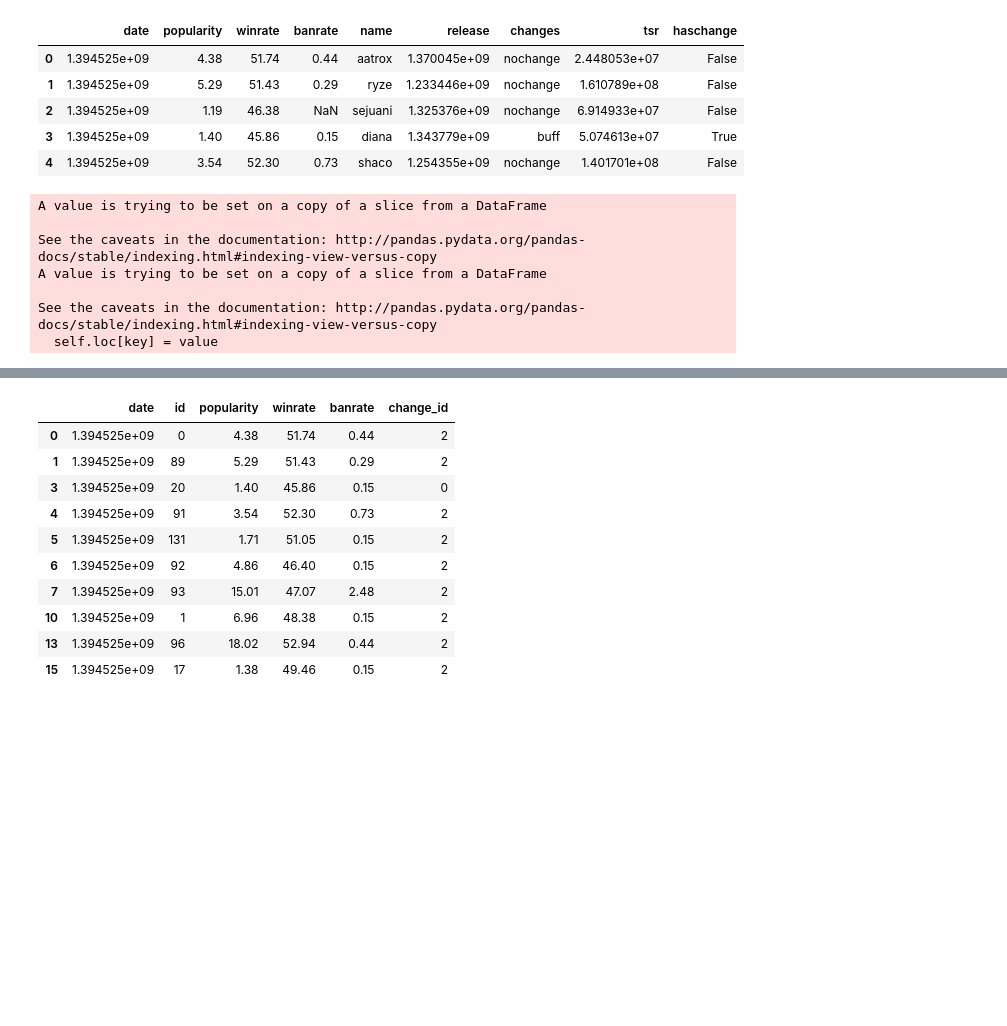
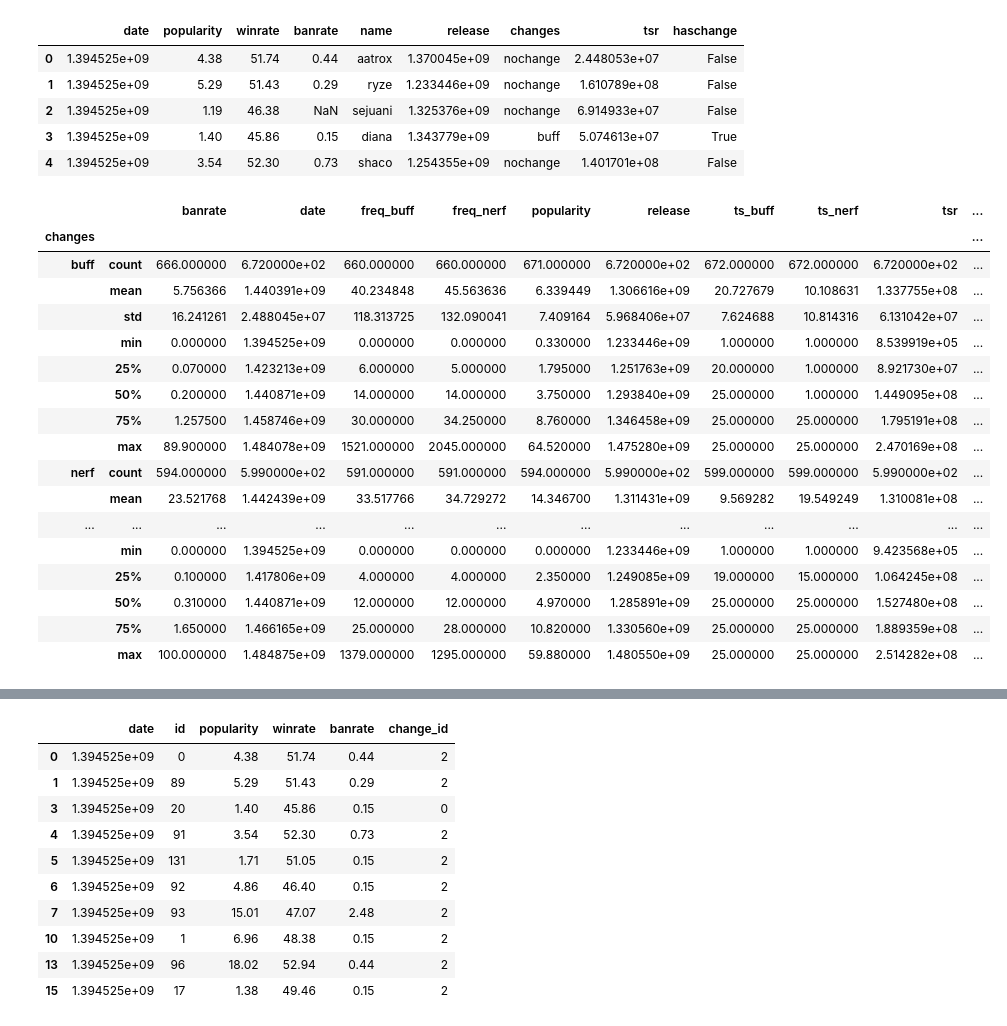
Before and after one commit to joseph-jnl/insight, a Jupyter notebook: lol_model_diamondonly.ipynb, the cells around one changed output, grey strips where cells are left out. Cells and saved outputs as stored; diff of their text form; code cells hidden in the pictures; blank space fills up the shorter version.

```diff
--- a/lol_model_diamondonly.ipynb
+++ b/lol_model_diamondonly.ipynb
@@ -93,13 +74,0 @@ for champ in df_initial['name'].unique():
-# %%
-# velocity
-
-for index, row in df.iterrows():
-    df.iloc[index]['vpop'] = (df.iloc[index]['popularity'] - df.iloc[index-1]['popularity'])/(df.iloc[index]['date']-df.iloc[index-1]['date'])
-# %% [output]
-A value is trying to be set on a copy of a slice from a DataFrame
-
-See the caveats in the documentation: http://pandas.pydata.org/pandas-docs/stable/indexing.html#indexing-view-versus-copy
-A value is trying to be set on a copy of a slice from a DataFrame
-
-See the caveats in the documentation: http://pandas.pydata.org/pandas-docs/stable/indexing.html#indexing-view-versus-copy
-  self.loc[key] = value
@@ -106,2 +105,23 @@ See the caveats in the documentation: http://pandas.pydata.org/pandas-docs/stabl
+# %%
+df2.groupby('changes').describe()
+# %% [output]
+|  |  | banrate | date | freq_buff | freq_nerf | popularity | release | ts_buff | ts_nerf | tsr | ... |
+| changes |  |  |  |  |  |  |  |  |  |  | ... |
+| buff | count | 666.000000 | 6.720000e+02 | 660.000000 | 660.000000 | 671.000000 | 6.720000e+02 | 672.000000 | 672.000000 | 6.720000e+02 | ... |
+|  | mean | 5.756366 | 1.440391e+09 | 40.234848 | 45.563636 | 6.339449 | 1.306616e+09 | 20.727679 | 10.108631 | 1.337755e+08 | ... |
+|  | std | 16.241261 | 2.488045e+07 | 118.313725 | 132.090041 | 7.409164 | 5.968406e+07 | 7.624688 | 10.814316 | 6.131042e+07 | ... |
+|  | min | 0.000000 | 1.394525e+09 | 0.000000 | 0.000000 | 0.330000 | 1.233446e+09 | 1.000000 | 1.000000 | 8.539919e+05 | ... |
+|  | 25% | 0.070000 | 1.423213e+09 | 6.000000 | 5.000000 | 1.795000 | 1.251763e+09 | 20.000000 | 1.000000 | 8.921730e+07 | ... |
+|  | 50% | 0.200000 | 1.440871e+09 | 14.000000 | 14.000000 | 3.750000 | 1.293840e+09 | 25.000000 | 1.000000 | 1.449095e+08 | ... |
+|  | 75% | 1.257500 | 1.458746e+09 | 30.000000 | 34.250000 | 8.760000 | 1.346458e+09 | 25.000000 | 25.000000 | 1.795191e+08 | ... |
+|  | max | 89.900000 | 1.484078e+09 | 1521.000000 | 2045.000000 | 64.520000 | 1.475280e+09 | 25.000000 | 25.000000 | 2.470169e+08 | ... |
+| nerf | count | 594.000000 | 5.990000e+02 | 591.000000 | 591.000000 | 594.000000 | 5.990000e+02 | 599.000000 | 599.000000 | 5.990000e+02 | ... |
+|  | mean | 23.521768 | 1.442439e+09 | 33.517766 | 34.729272 | 14.346700 | 1.311431e+09 | 9.569282 | 19.549249 | 1.310081e+08 | ... |
+| ... | ... | ... | ... | ... | ... | ... | ... | ... | ... | ... | ... |
+|  | min | 0.000000 | 1.394525e+09 | 0.000000 | 0.000000 | 0.000000 | 1.233446e+09 | 1.000000 | 1.000000 | 9.423568e+05 | ... |
+|  | 25% | 0.100000 | 1.417806e+09 | 4.000000 | 4.000000 | 2.350000 | 1.249085e+09 | 19.000000 | 15.000000 | 1.064245e+08 | ... |
+|  | 50% | 0.310000 | 1.440871e+09 | 12.000000 | 12.000000 | 4.970000 | 1.285891e+09 | 25.000000 | 25.000000 | 1.527480e+08 | ... |
+|  | 75% | 1.650000 | 1.466165e+09 | 25.000000 | 28.000000 | 10.820000 | 1.330560e+09 | 25.000000 | 25.000000 | 1.889359e+08 | ... |
+|  | max | 100.000000 | 1.484875e+09 | 1379.000000 | 1295.000000 | 59.880000 | 1.480550e+09 | 25.000000 | 25.000000 | 2.514282e+08 | ... |
 # %%
 
```
Also changed, not shown: parts of 23 cells of this notebook.
